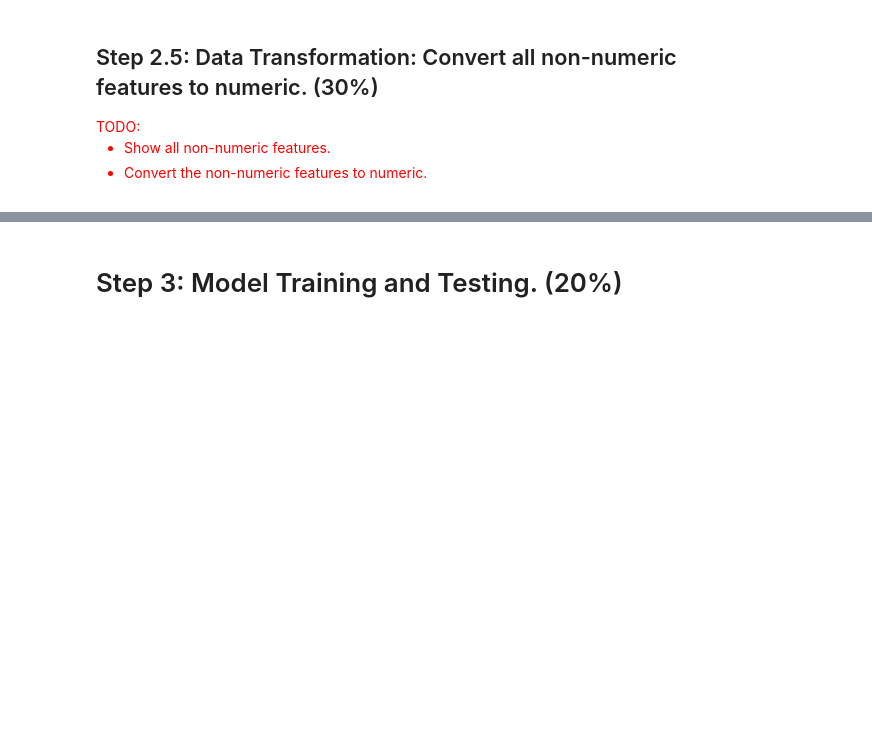
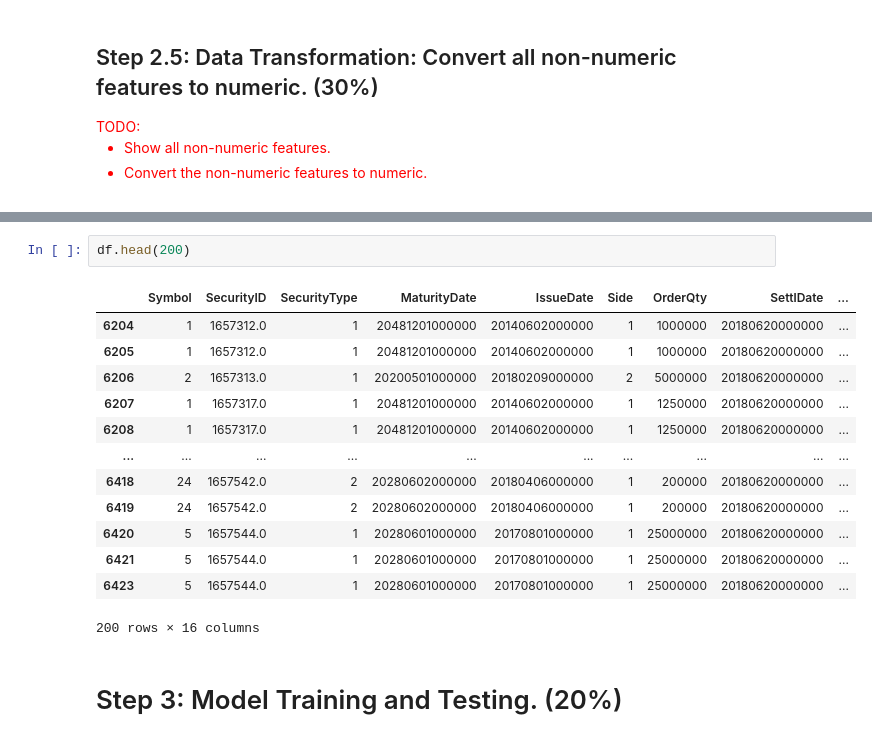
Before and after one commit to sslavescu/ET5003, a Jupyter notebook: ET5003_Etivity_1.ipynb, the cells around one changed output, grey strips where cells are left out. Saved outputs shown, nothing was run; the diff lists cells and outputs as text; blank space fills up the shorter version.

```diff
--- a/ET5003_Etivity_1.ipynb
+++ b/ET5003_Etivity_1.ipynb
@@ -191,3 +275,19 @@ plt.show()
+# %%
+df.head(200)
+# %% [output]
+|  | Symbol | SecurityID | SecurityType | MaturityDate | IssueDate | Side | OrderQty | SettlDate | ... |
+| 6204 | 1 | 1657312.0 | 1 | 20481201000000 | 20140602000000 | 1 | 1000000 | 20180620000000 | ... |
+| 6205 | 1 | 1657312.0 | 1 | 20481201000000 | 20140602000000 | 1 | 1000000 | 20180620000000 | ... |
+| 6206 | 2 | 1657313.0 | 1 | 20200501000000 | 20180209000000 | 2 | 5000000 | 20180620000000 | ... |
+| 6207 | 1 | 1657317.0 | 1 | 20481201000000 | 20140602000000 | 1 | 1250000 | 20180620000000 | ... |
+| 6208 | 1 | 1657317.0 | 1 | 20481201000000 | 20140602000000 | 1 | 1250000 | 20180620000000 | ... |
+| ... | ... | ... | ... | ... | ... | ... | ... | ... | ... |
+| 6418 | 24 | 1657542.0 | 2 | 20280602000000 | 20180406000000 | 1 | 200000 | 20180620000000 | ... |
+| 6419 | 24 | 1657542.0 | 2 | 20280602000000 | 20180406000000 | 1 | 200000 | 20180620000000 | ... |
+| 6420 | 5 | 1657544.0 | 1 | 20280601000000 | 20170801000000 | 1 | 25000000 | 20180620000000 | ... |
+| 6421 | 5 | 1657544.0 | 1 | 20280601000000 | 20170801000000 | 1 | 25000000 | 20180620000000 | ... |
+| 6423 | 5 | 1657544.0 | 1 | 20280601000000 | 20170801000000 | 1 | 25000000 | 20180620000000 | ... |
+200 rows × 16 columns
 # %% [markdown]
 # Step 3: Model Training and Testing.  (20%)
 # %%
```
Also changed, not shown: parts of 13 cells of this notebook.
